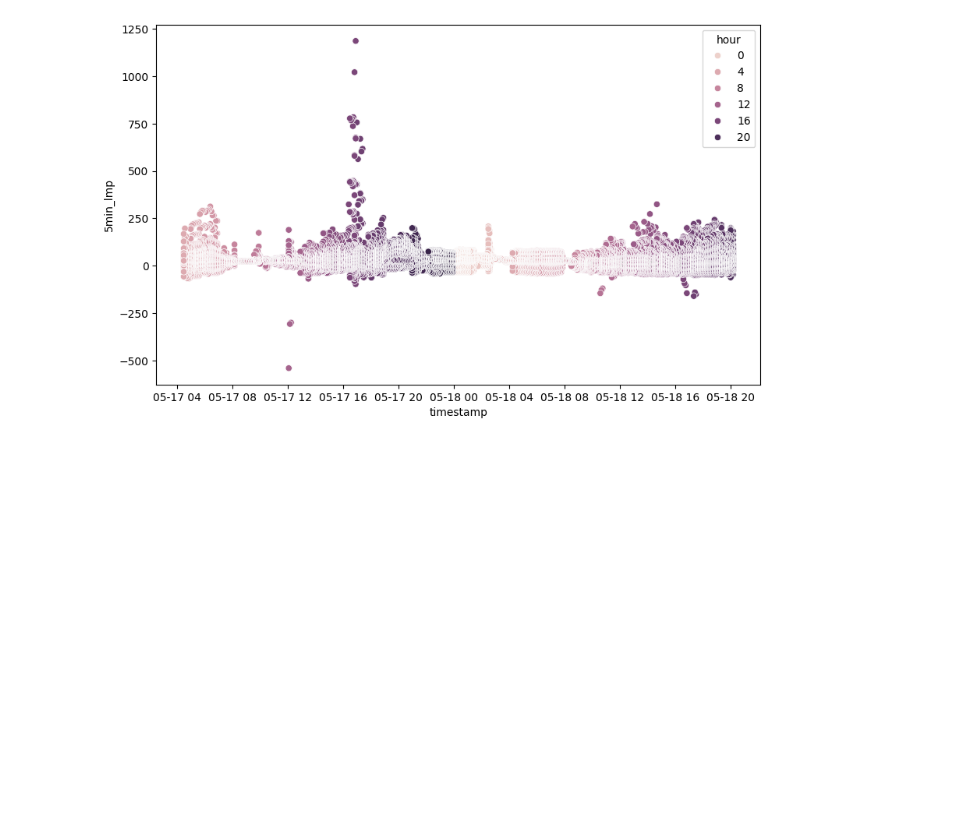
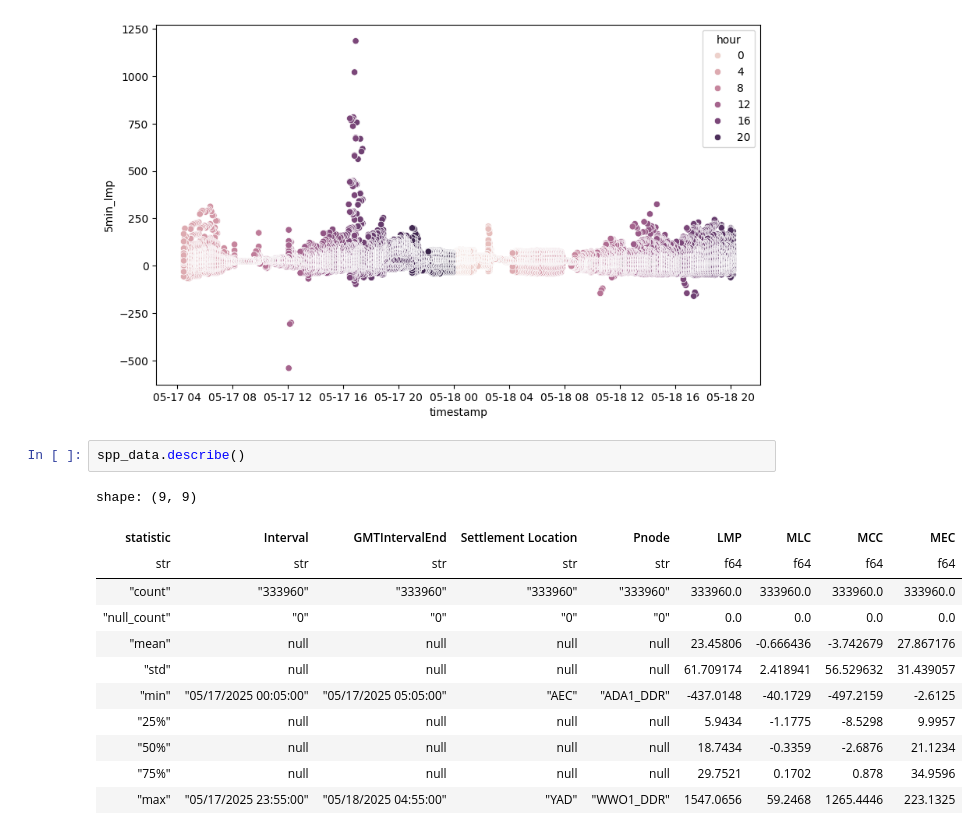
Before and after one commit to aangelsalazarr/us_electricity_pricing, a Jupyter notebook: unifying_data_silos.ipynb, the cells around one changed output. Saved outputs shown, nothing was run; the diff lists cells and outputs as text; blank space fills up the shorter version.

```diff
--- a/unifying_data_silos.ipynb
+++ b/unifying_data_silos.ipynb
@@ -69,3 +69,18 @@ sns.scatterplot(data=ercot_df, x='timestamp', y='5min_lmp', hue='hour')
 plt.show()
 # %% [output]
 [figure]
+# %%
+spp_data.describe()
+# %% [output]
+shape: (9, 9)
+| statistic | Interval | GMTIntervalEnd | Settlement Location | Pnode | LMP | MLC | MCC | MEC |
+| str | str | str | str | str | f64 | f64 | f64 | f64 |
+| "count" | "333960" | "333960" | "333960" | "333960" | 333960.0 | 333960.0 | 333960.0 | 333960.0 |
+| "null_count" | "0" | "0" | "0" | "0" | 0.0 | 0.0 | 0.0 | 0.0 |
+| "mean" | null | null | null | null | 23.45806 | -0.666436 | -3.742679 | 27.867176 |
+| "std" | null | null | null | null | 61.709174 | 2.418941 | 56.529632 | 31.439057 |
+| "min" | "05/17/2025 00:05:00" | "05/17/2025 05:05:00" | "AEC" | "ADA1_DDR" | -437.0148 | -40.1729 | -497.2159 | -2.6125 |
+| "25%" | null | null | null | null | 5.9434 | -1.1775 | -8.5298 | 9.9957 |
+| "50%" | null | null | null | null | 18.7434 | -0.3359 | -2.6876 | 21.1234 |
+| "75%" | null | null | null | null | 29.7521 | 0.1702 | 0.878 | 34.9596 |
+| "max" | "05/17/2025 23:55:00" | "05/18/2025 04:55:00" | "YAD" | "WWO1_DDR" | 1547.0656 | 59.2468 | 1265.4446 | 223.1325 |
```
Also changed, not shown: parts of 3 cells of this notebook.
